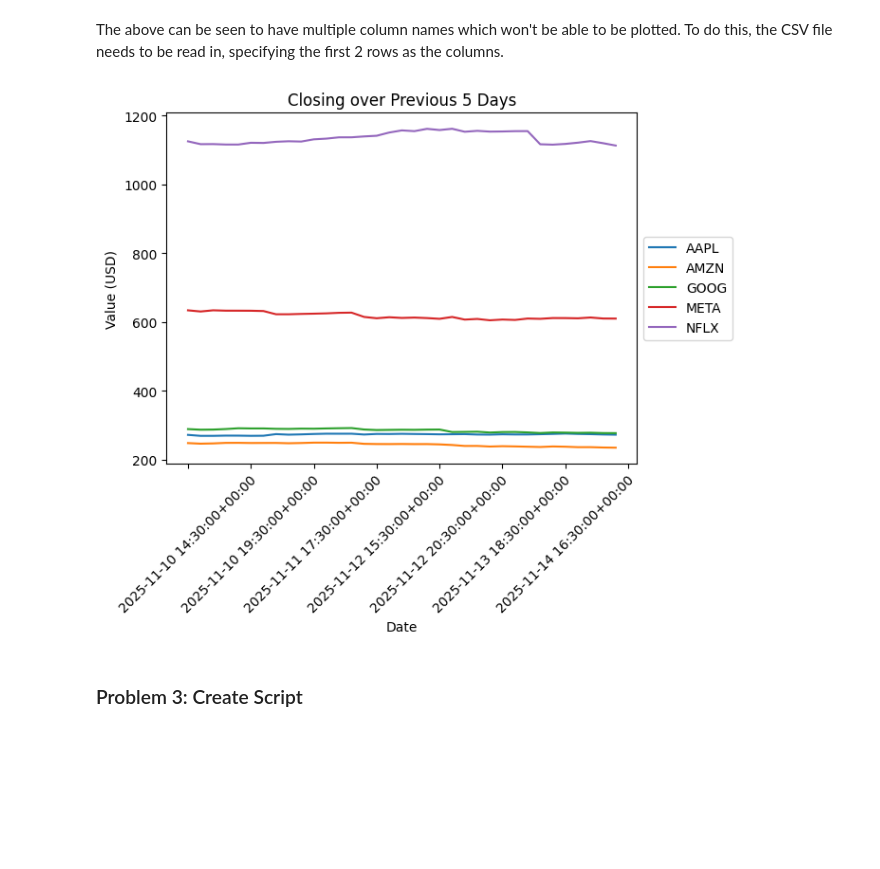
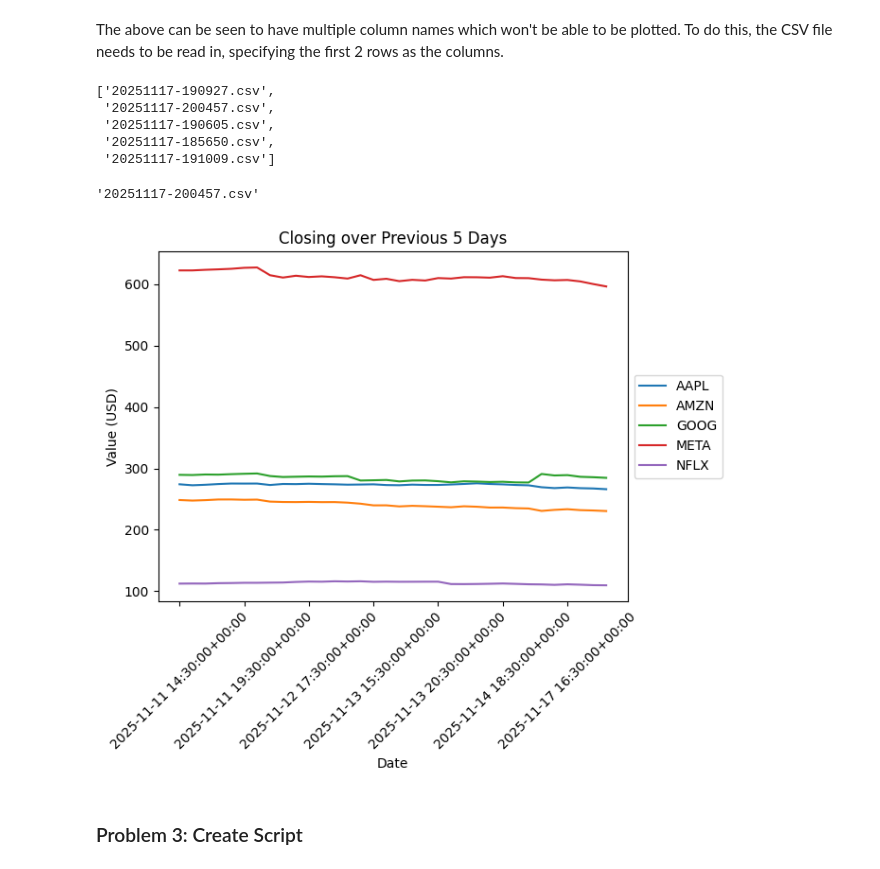
Before and after one commit to danielfinnerty/computer_infrastructure, a Jupyter notebook: problems.ipynb, the cells around one changed output. Cells and saved outputs as stored; diff of their text form; code cells hidden in the pictures; blank space fills up the shorter version.

```diff
--- a/problems.ipynb
+++ b/problems.ipynb
@@ -135,27 +136,55 @@ df.head()
 5 rows × 26 columns
 # %% [markdown]
 The above can be seen to have multiple column names which won't be able to be plotted. To do this, the CSV file needs to be read in, specifying the first 2 rows as the columns.
+# %%
+data_files = os.listdir('./data/')
+
+# Show
+data_files
+# %% [output]
+['20251117-190927.csv',
+ '20251117-200457.csv',
+ '20251117-190605.csv',
+ '20251117-185650.csv',
+ '20251117-191009.csv']
+# %%
+# Sort the list of files.
+data_files.sort(reverse=True)
+
+# Show.
+data_files[0]
+# %% [output]
+'20251117-200457.csv'
 # %%
+# Specify first file in data_files group
+latest = data_files[0]
+
 # Read in the CSV file
 # 'header=[0,1]' species the use of row 0 and 1 as the column names
 # Source: https://pandas.pydata.org/pandas-docs/stable/reference/api/pandas.read_csv.html
-df= pd.read_csv(datadir + filename, index_col=0, header=[0,1])
+df= pd.read_csv(datadir + latest, index_col=0, header=[0,1])
 
 # Plot the 'close' data and adjust visuals.
 # Source: https://pandas.pydata.org/docs/reference/api/pandas.DataFrame.plot.html
 plot_data = df['Close'].plot(title = 'Closing over Previous 5 Days', xlabel='Date', ylabel='Value (USD)')
 
 # Rotate x-axis lables 45°
 plt.xticks(rotation=45)
 
 # Move legend off chart area
 # Source: https://stackoverflow.com/questions/25068384/bbox-to-anchor-and-loc-in-matplotlib
 plot_data.legend(loc='center left', bbox_to_anchor=(1, 0.5))
 
-# Save plot into 'plots' folder
-plt.savefig('plots/' + time_stamp)
+# Current date & time for plot save file
+now = dt.datetime.now()
+
+# File name.
+filename = "./plots/" + now.strftime("%Y%m%d-%H%M%S") + ".png"
+
+# Save figure.
+plt.savefig(filename, dpi=500)
 # %% [output]
-[figure, old version]
+[figure, new version]
 # %% [markdown]
 ### Problem 3: Create Script
 # %% [markdown]
```
Also changed, not shown: parts of 7 cells of this notebook, 5 other files.
